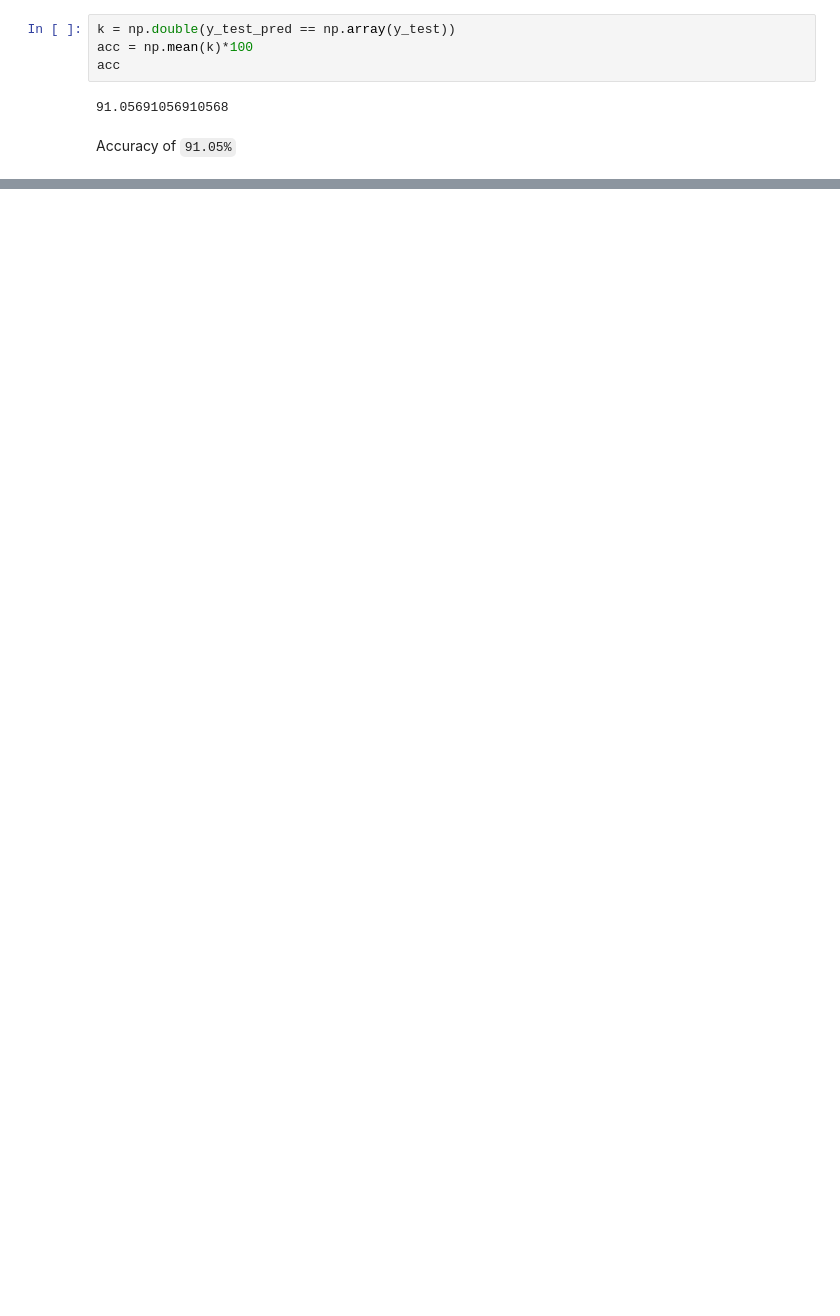
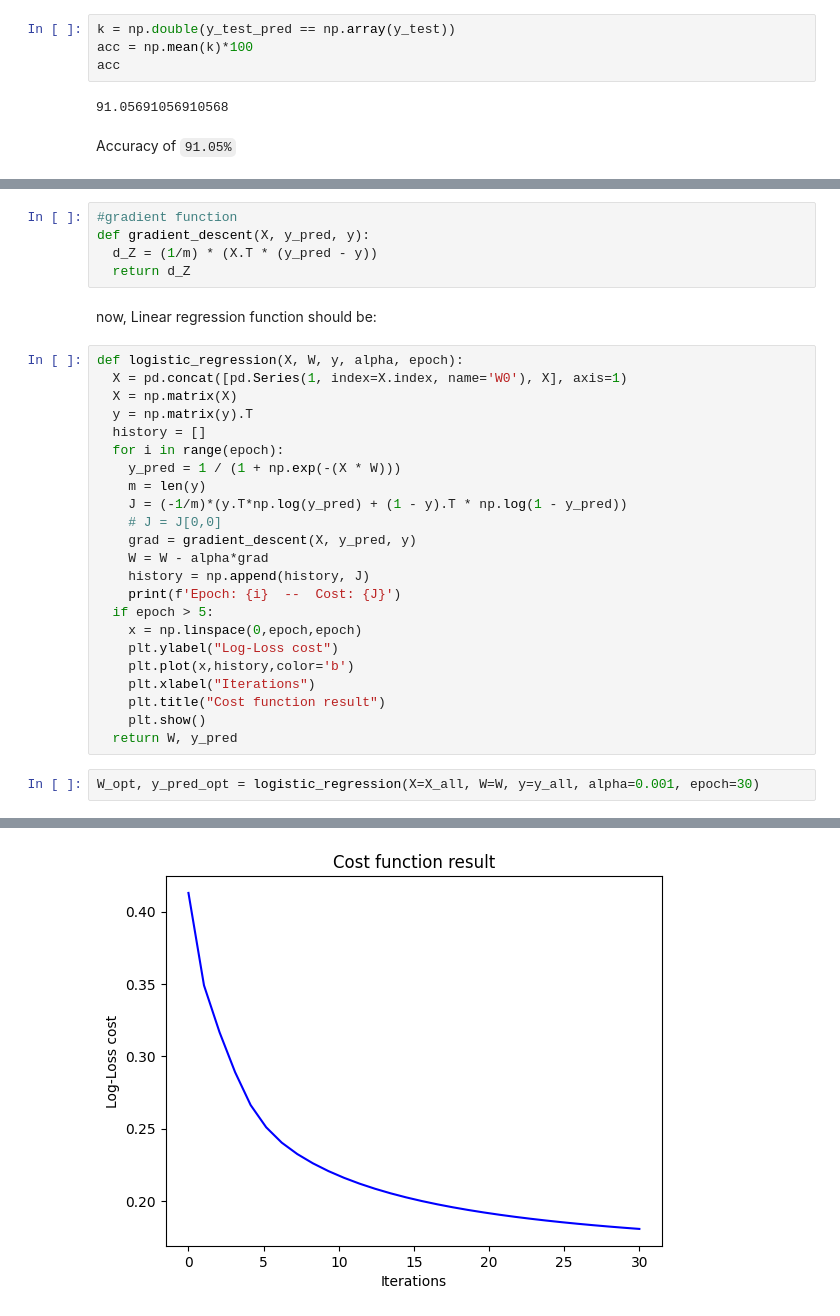
Before and after one commit to jblanco89/ML-Zoomcamp-course, a Jupyter notebook: LogisticRegressionPractice.ipynb, the cells around one changed output, grey strips where cells are left out. Cells and saved outputs as stored; diff of their text form; blank space fills up the shorter version.

```diff
--- a/LogisticRegressionPractice.ipynb
+++ b/LogisticRegressionPractice.ipynb
@@ -270,0 +310,33 @@ Accuracy of `91.05%`
+# %%
+#gradient function
+def gradient_descent(X, y_pred, y):
+  d_Z = (1/m) * (X.T * (y_pred - y))
+  return d_Z
+# %% [markdown]
+now, Linear regression function should be:
+# %%
+def logistic_regression(X, W, y, alpha, epoch):
+  X = pd.concat([pd.Series(1, index=X.index, name='W0'), X], axis=1)
+  X = np.matrix(X)
+  y = np.matrix(y).T
+  history = []
+  for i in range(epoch):
+    y_pred = 1 / (1 + np.exp(-(X * W)))
+    m = len(y)
+    J = (-1/m)*(y.T*np.log(y_pred) + (1 - y).T * np.log(1 - y_pred))
+    # J = J[0,0]
+    grad = gradient_descent(X, y_pred, y)
+    W = W - alpha*grad
+    history = np.append(history, J)
+    print(f'Epoch: {i}  --  Cost: {J}')
+  if epoch > 5:
+    x = np.linspace(0,epoch,epoch)
+    plt.ylabel("Log-Loss cost")
+    plt.plot(x,history,color='b')
+    plt.xlabel("Iterations")
+    plt.title("Cost function result")
+    plt.show()
+  return W, y_pred
+# %%
+W_opt, y_pred_opt = logistic_regression(X=X_all, W=W, y=y_all, alpha=0.001, epoch=30)
+# %% [output]
@@ -270,0 +360 @@ Accuracy of `91.05%`
+[figure, added]
```
Also changed, not shown: parts of 12 cells of this notebook.
